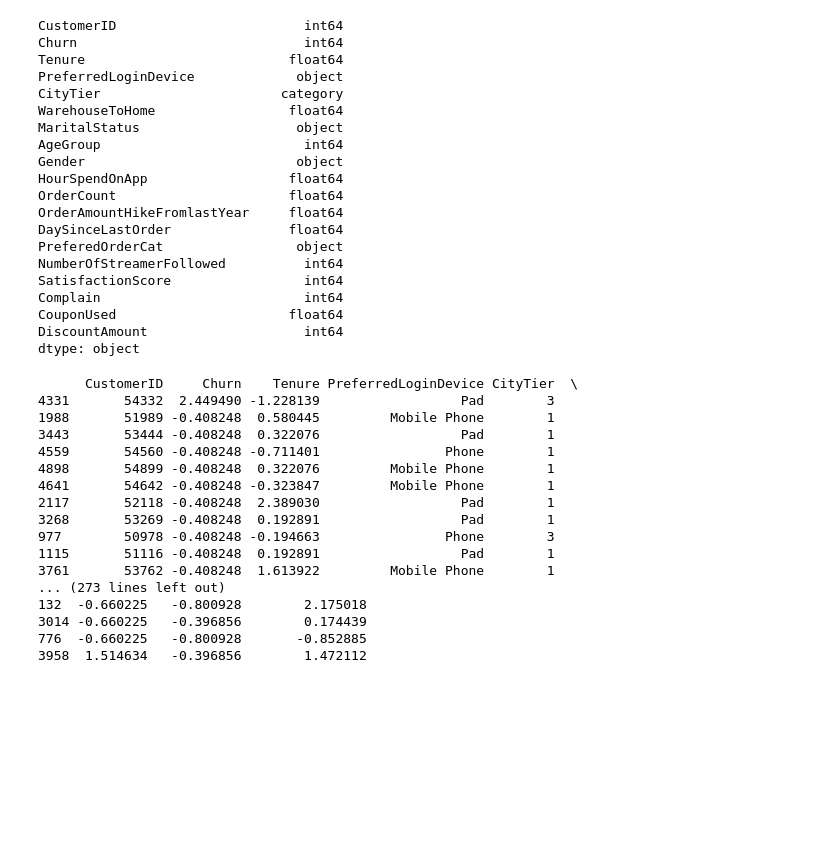
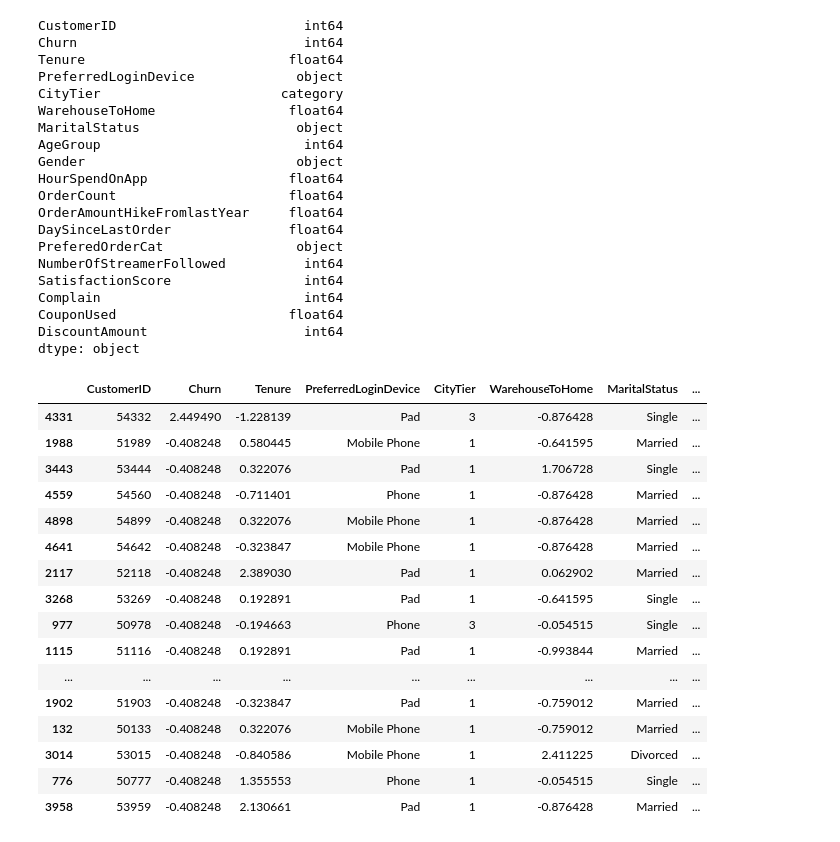
Before and after one commit to Yzkkk/IS5126_FinalProject, a Jupyter notebook: IS5126_project.ipynb, the cells around one changed output. Drawn from its saved outputs; the diff is of its cells as text; code cells hidden in the pictures; blank space fills up the shorter version.

```diff
--- a/IS5126_project.ipynb
+++ b/IS5126_project.ipynb
@@ -1281,31 +1294,31 @@ dtype: object
 # %%
 from sklearn.preprocessing import StandardScaler
 
 # Select numeric columns
 num_cols = sampled_df.select_dtypes(include=['int64', 'float64']).columns
 num_cols = num_cols.drop('CustomerID', errors='ignore')  # Exclude 'customer ID' if it exists
 
 
 # Standardize numeric columns
 scaler = StandardScaler()
 sampled_df[num_cols] = scaler.fit_transform(sampled_df[num_cols])
 
-print(sampled_df)
+sampled_df
 # %% [output]
-      CustomerID     Churn    Tenure PreferredLoginDevice CityTier  \
-4331       54332  2.449490 -1.228139                  Pad        3
-1988       51989 -0.408248  0.580445         Mobile Phone        1
-3443       53444 -0.408248  0.322076                  Pad        1
-4559       54560 -0.408248 -0.711401                Phone        1
-4898       54899 -0.408248  0.322076         Mobile Phone        1
-4641       54642 -0.408248 -0.323847         Mobile Phone        1
-2117       52118 -0.408248  2.389030                  Pad        1
-3268       53269 -0.408248  0.192891                  Pad        1
-977        50978 -0.408248 -0.194663                Phone        3
-1115       51116 -0.408248  0.192891                  Pad        1
-3761       53762 -0.408248  1.613922         Mobile Phone        1
-... (273 lines left out)
-132  -0.660225   -0.800928        2.175018
-3014 -0.660225   -0.396856        0.174439
-776  -0.660225   -0.800928       -0.852885
-3958  1.514634   -0.396856        1.472112
+|  | CustomerID | Churn | Tenure | PreferredLoginDevice | CityTier | WarehouseToHome | MaritalStatus | ... |
+| 4331 | 54332 | 2.449490 | -1.228139 | Pad | 3 | -0.876428 | Single | ... |
+| 1988 | 51989 | -0.408248 | 0.580445 | Mobile Phone | 1 | -0.641595 | Married | ... |
+| 3443 | 53444 | -0.408248 | 0.322076 | Pad | 1 | 1.706728 | Single | ... |
+| 4559 | 54560 | -0.408248 | -0.711401 | Phone | 1 | -0.876428 | Married | ... |
+| 4898 | 54899 | -0.408248 | 0.322076 | Mobile Phone | 1 | -0.876428 | Married | ... |
+| 4641 | 54642 | -0.408248 | -0.323847 | Mobile Phone | 1 | -0.876428 | Married | ... |
+| 2117 | 52118 | -0.408248 | 2.389030 | Pad | 1 | 0.062902 | Married | ... |
+| 3268 | 53269 | -0.408248 | 0.192891 | Pad | 1 | -0.641595 | Single | ... |
+| 977 | 50978 | -0.408248 | -0.194663 | Phone | 3 | -0.054515 | Single | ... |
+| 1115 | 51116 | -0.408248 | 0.192891 | Pad | 1 | -0.993844 | Married | ... |
+| ... | ... | ... | ... | ... | ... | ... | ... | ... |
+| 1902 | 51903 | -0.408248 | -0.323847 | Pad | 1 | -0.759012 | Married | ... |
+| 132 | 50133 | -0.408248 | 0.322076 | Mobile Phone | 1 | -0.759012 | Married | ... |
+| 3014 | 53015 | -0.408248 | -0.840586 | Mobile Phone | 1 | 2.411225 | Divorced | ... |
+| 776 | 50777 | -0.408248 | 1.355553 | Phone | 1 | -0.054515 | Single | ... |
+| 3958 | 53959 | -0.408248 | 2.130661 | Pad | 1 | -0.876428 | Married | ... |
```
Also changed, not shown: parts of 8 cells of this notebook.
